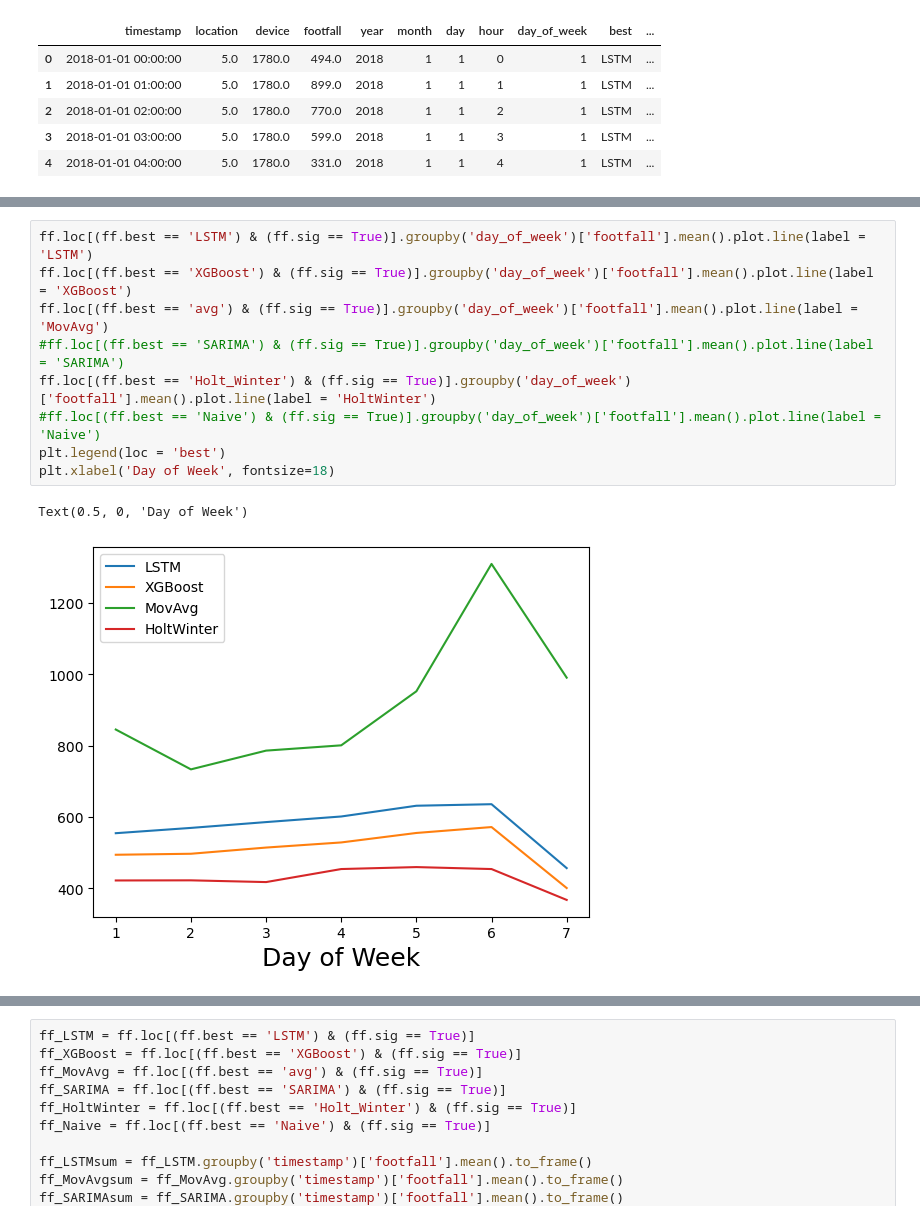
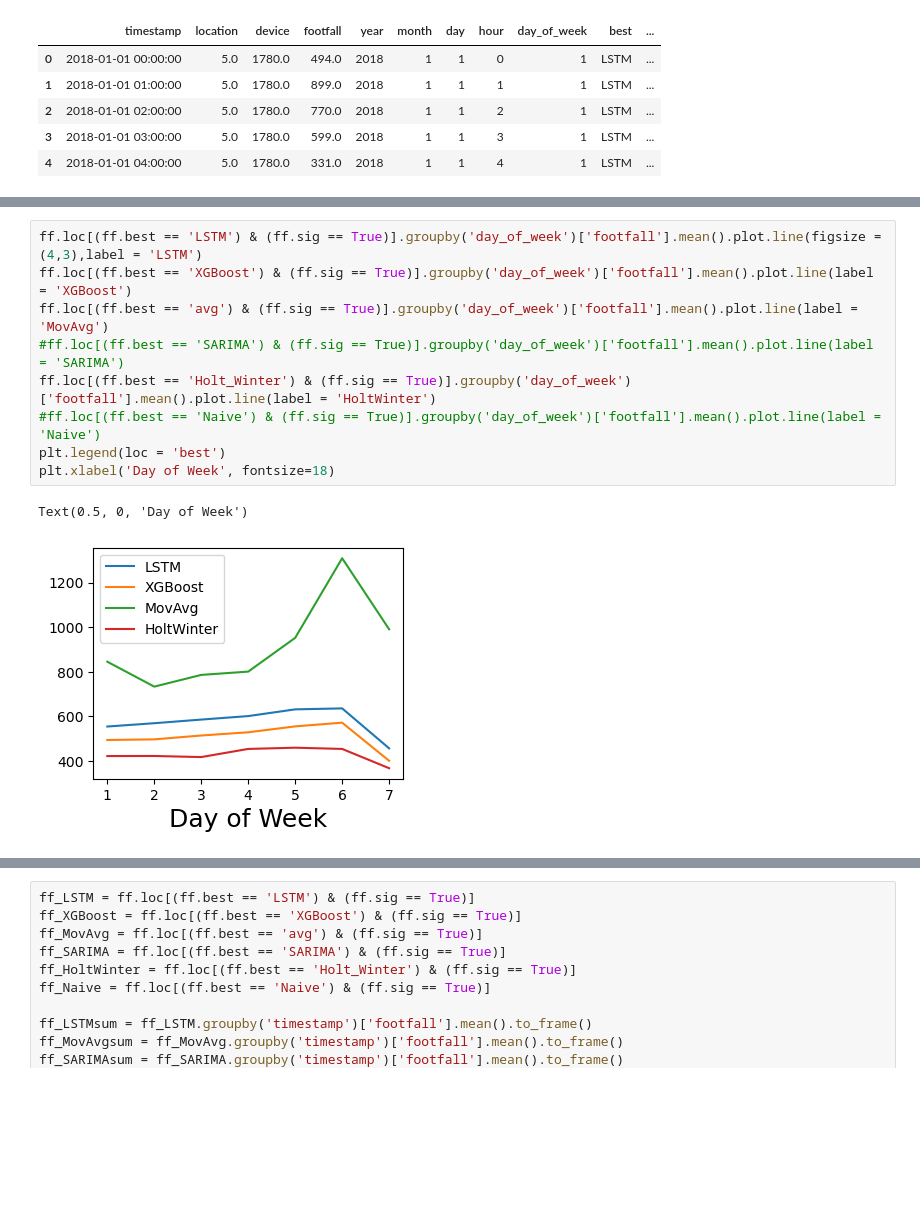
Before and after one commit to Joy-Wang625/Identify-Optimal-Pedestrian-Flow-Prediction-Methods, a Jupyter notebook: 20220610_ModelAnalysis_XGBoostVersion.ipynb, the cells around one changed output, grey strips where cells are left out. Saved outputs shown, nothing was run; the diff lists cells and outputs as text; blank space fills up the shorter version.

```diff
--- a/20220610_ModelAnalysis_XGBoostVersion.ipynb
+++ b/20220610_ModelAnalysis_XGBoostVersion.ipynb
@@ -118,13 +118,13 @@ Text(0.5, 0, 'Hour')
 # %%
-ff.loc[(ff.best == 'LSTM') & (ff.sig == True)].groupby('day_of_week')['footfall'].mean().plot.line(label = 'LSTM')
+ff.loc[(ff.best == 'LSTM') & (ff.sig == True)].groupby('day_of_week')['footfall'].mean().plot.line(figsize = (4,3),label = 'LSTM')
 ff.loc[(ff.best == 'XGBoost') & (ff.sig == True)].groupby('day_of_week')['footfall'].mean().plot.line(label = 'XGBoost')
 ff.loc[(ff.best == 'avg') & (ff.sig == True)].groupby('day_of_week')['footfall'].mean().plot.line(label = 'MovAvg')
 #ff.loc[(ff.best == 'SARIMA') & (ff.sig == True)].groupby('day_of_week')['footfall'].mean().plot.line(label = 'SARIMA')
 ff.loc[(ff.best == 'Holt_Winter') & (ff.sig == True)].groupby('day_of_week')['footfall'].mean().plot.line(label = 'HoltWinter')
 #ff.loc[(ff.best == 'Naive') & (ff.sig == True)].groupby('day_of_week')['footfall'].mean().plot.line(label = 'Naive')
 plt.legend(loc = 'best')
 plt.xlabel('Day of Week', fontsize=18)
 # %% [output]
 Text(0.5, 0, 'Day of Week')
-[figure, old version]
+[figure, new version]
 # %%
```
Also changed, not shown: parts of 34 cells of this notebook, 1 other file.
